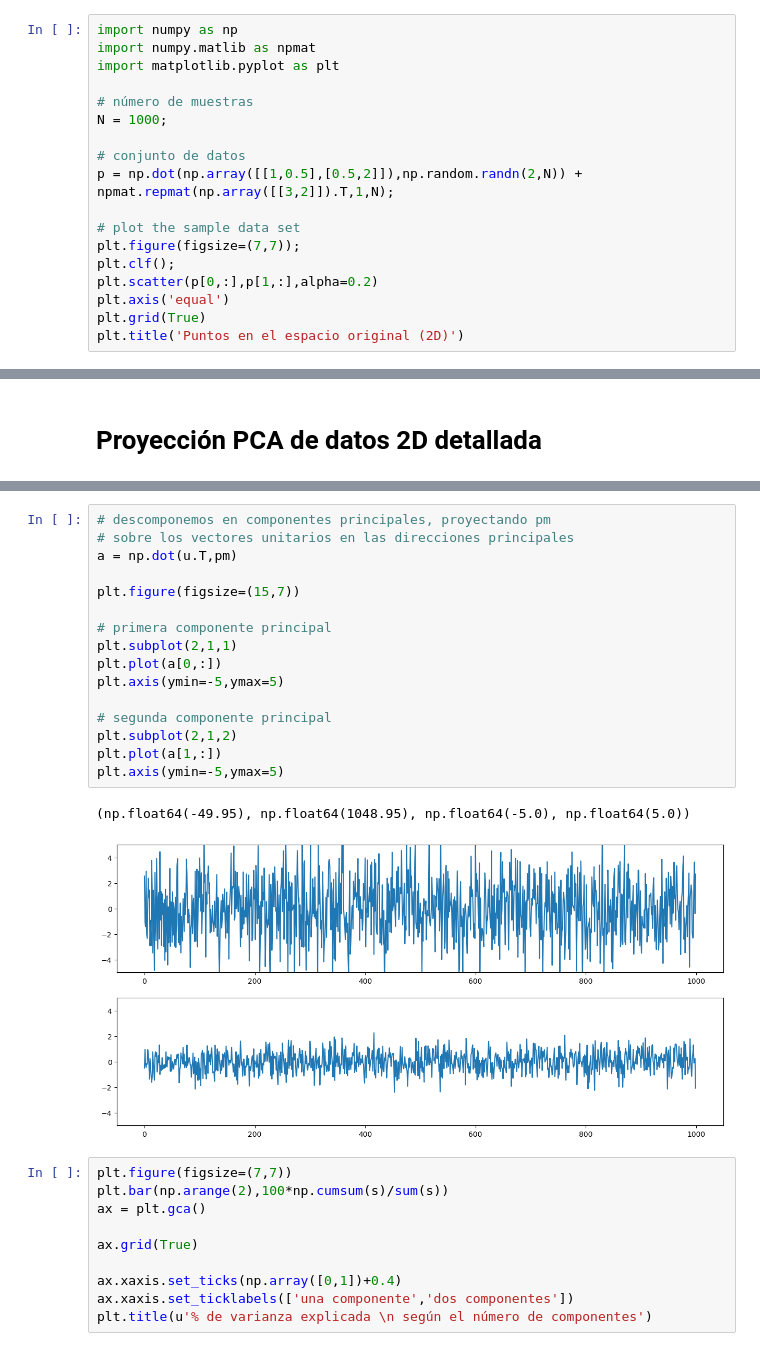
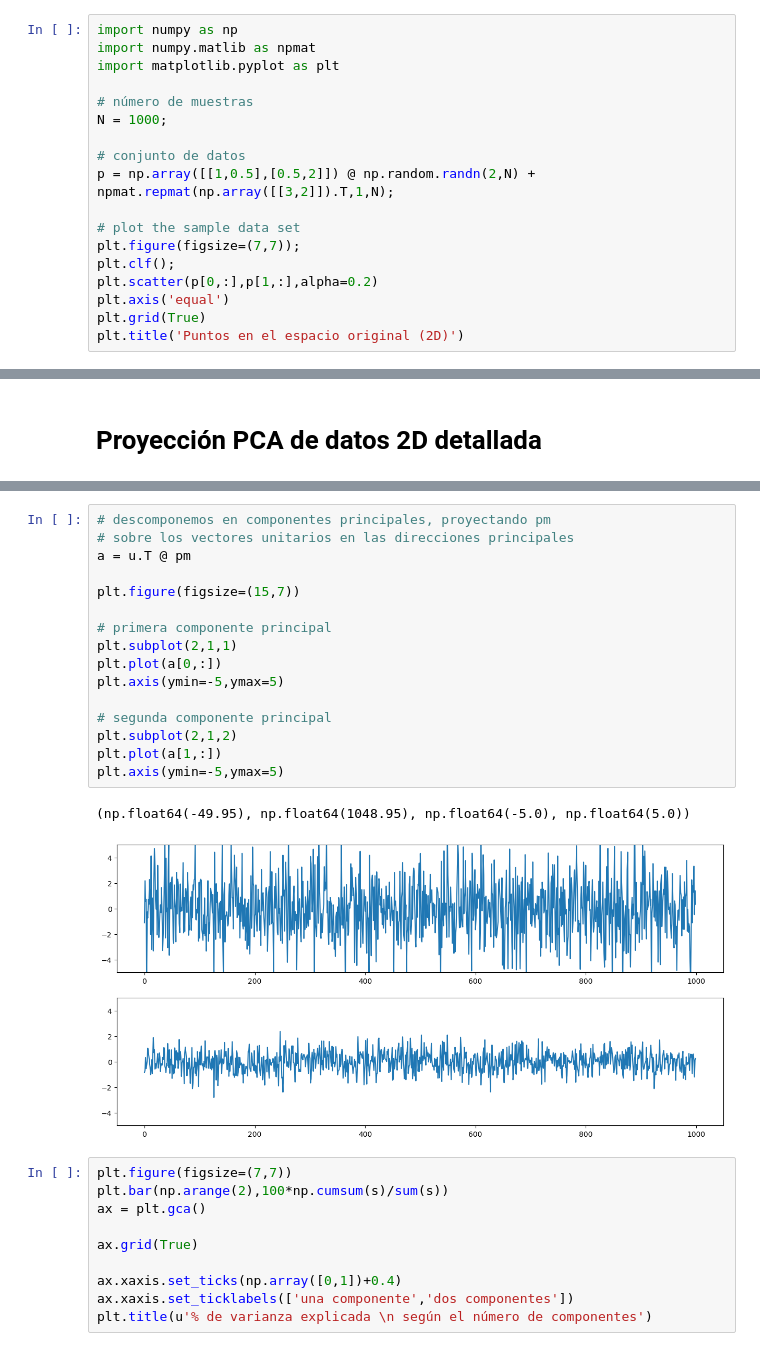
Before and after one commit to idiazblanco/ejemplos-curso-ML, a Jupyter notebook: introducción ML/Reducción de la dimensionalidad/01_ejemplo_pca_2d.ipynb, the cells around one changed output, grey strips where cells are left out. Saved outputs shown, nothing was run; the diff lists cells and outputs as text.

```diff
--- a/introducción ML/Reducción de la dimensionalidad/01_ejemplo_pca_2d.ipynb
+++ b/introducción ML/Reducción de la dimensionalidad/01_ejemplo_pca_2d.ipynb
@@ -16,7 +16,7 @@ import matplotlib.pyplot as plt
 N = 1000;
 
 # conjunto de datos
-p = np.dot(np.array([[1,0.5],[0.5,2]]),np.random.randn(2,N)) + npmat.repmat(np.array([[3,2]]).T,1,N);
+p = np.array([[1,0.5],[0.5,2]]) @ np.random.randn(2,N) + npmat.repmat(np.array([[3,2]]).T,1,N);
 
 # plot the sample data set
 plt.figure(figsize=(7,7));
@@ -66,22 +66,22 @@ ax.arrow(m[0],m[1],u[0,1]*s[1],u[1,1]*s[1],head_width=.5,head_length=1,fc='r',ec
 # %%
 # descomponemos en componentes principales, proyectando pm
 # sobre los vectores unitarios en las direcciones principales
-a = np.dot(u.T,pm)
+a = u.T @ pm
 
 plt.figure(figsize=(15,7))
 
 # primera componente principal
 plt.subplot(2,1,1)
 plt.plot(a[0,:])
 plt.axis(ymin=-5,ymax=5)
 
 # segunda componente principal
 plt.subplot(2,1,2)
 plt.plot(a[1,:])
 plt.axis(ymin=-5,ymax=5)
 # %% [output]
 (np.float64(-49.95), np.float64(1048.95), np.float64(-5.0), np.float64(5.0))
-[figure, old version]
+[figure, new version]
 # %%
 plt.figure(figsize=(7,7))
 plt.bar(np.arange(2),100*np.cumsum(s)/sum(s))
```
Also changed, not shown: parts of 5 cells of this notebook.
